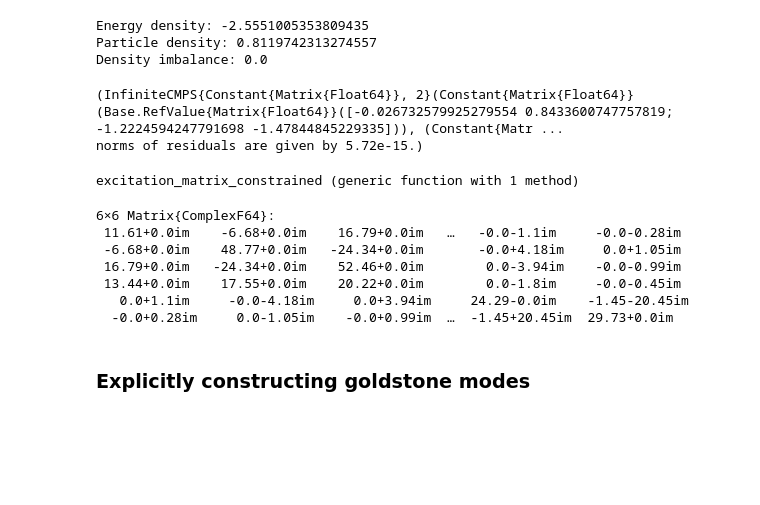
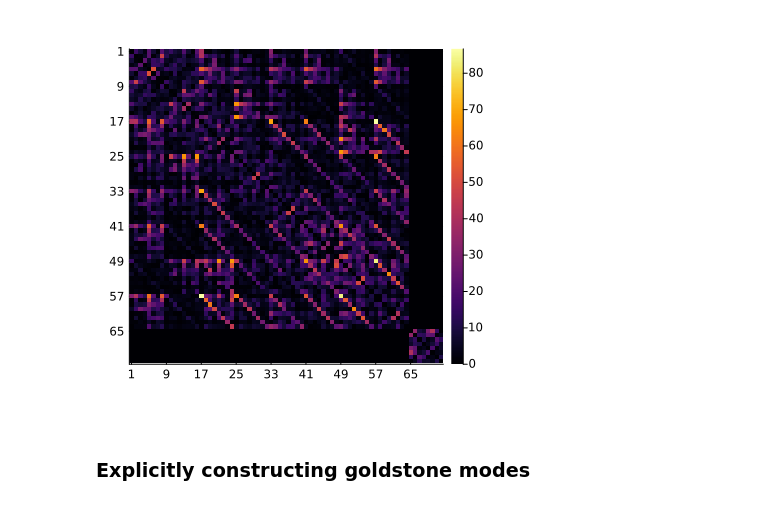
Before and after one commit to 20akshay00/CMPSExcitations, a Jupyter notebook: notebooks/yang-gaudin/excitation_consistency.ipynb, the cells around one changed output. Cells and saved outputs as stored; diff of their text form; code cells hidden in the pictures; blank space fills up the shorter version.

```diff
--- a/notebooks/yang-gaudin/excitation_consistency.ipynb
+++ b/notebooks/yang-gaudin/excitation_consistency.ipynb
@@ -31,71 +110,19 @@ Energy density: -2.555100535380943
 └ @ CMPSKit /home/ashankar/Documents/PhDstuff/code/TensorNetworks/CMPSKit.jl/src/yanggaudin/groundstate.jl:118
-# %%
-stateCLL = InfiniteCMPS(stateLL.Q, (stateLL.Rs[1], stateLL.Rs[1]));
-HCLL = Hcoupled(c, μ)
-println("Energy density: ", expval(HCLL.h, stateCLL)[], "\nParticle density: ", expval(ψ̂₁' * ψ̂₁ + ψ̂₂' * ψ̂₂, stateCLL)[], "\nDensity imbalance: ", expval(ψ̂₁' * ψ̂₁ - ψ̂₂' * ψ̂₂, stateCLL)[])
-leftgauge!(stateCLL)
-# %% [output]
-Energy density: -2.5551005353809435
-Particle density: 0.8119742313274557
-Density imbalance: 0.0
-(InfiniteCMPS{Constant{Matrix{Float64}}, 2}(Constant{Matrix{Float64}}(Base.RefValue{Matrix{Float64}}([-0.026732579925279554 0.8433600747757819; -1.2224594247791698 -1.47844845229335])), (Constant{Matr ...
-norms of residuals are given by 5.72e-15.)
-# %%
-# canonical basis
-function projection_matrix(D, M)
-    dim_in = D^2 + D      # input: E (DxD) + F (D)
-    dim_out = 2 * D^2     # output: W1, W2 (both DxD)
-    P = zeros(ComplexF64, dim_out, dim_in)
-
-    for j in 1:dim_in
-        e = zeros(Float64, dim_in)
-        e[j] = 1.0
-
-        E = reshape(view(e, 1:D^2), D, D)
-        F = view(e, D^2+1:dim_in)
-
-        W1 = E / sqrt(2) - M * Diagonal(F) / M
-        W2 = E / sqrt(2) + M * Diagonal(F) / M
-
-        P[:, j] = vcat(vec(W1), vec(W2))
-    end
-
-    return P
-end
-
-# canonical basis
-function excitation_matrix(Heff, D)
-    dim = 2 * D^2
-    M = zeros(ComplexF64, dim, dim)
-
-    for j in 1:dim
-        e = zeros(ComplexF64, dim)
-        e[j] = 1.0
-        W1 = reshape(view(e, 1:D^2), D, D)
-        W2 = reshape(view(e, D^2+1:dim), D, D)
-        W1p, W2p = Heff((Constant(W1), Constant(W2)))
-        M[:, j] = vcat(vec(W1p[]), vec(W2p[]))
-    end
-
-    return M
-end
-
-function excitation_matrix_constrained(Heff, M)
-    D = size(M, 1) # R = MDᵣ/M
-    H = excitation_matrix(Heff, D)
-    P = projection_matrix(D, M)
-
-    P' * H * P, P
-end
-# %% [output]
-excitation_matrix_constrained (generic function with 1 method)
 # %%
+# stateCLL = leftcanonical(stateCLL, true)
 _, M = eigen(stateLL.Rs[1][]);
 P = projection_matrix(D, M)
 
 Q = P[1:D^2, D^2+1:end]
 Qn = Matrix(qr(Q).Q)
 Pn = copy(P)
 Pn[1:D^2, D^2+1:end] .= Qn / sqrt(2)
-Pn[D^2+1:end, D^2+1:end] .= -Qn / sqrt(2);
+Pn[D^2+1:end, D^2+1:end] .= -Qn / sqrt(2)
 Pn = Matrix(qr(P).Q);
+
+space = InfiniteCMPSExcitationSpace(0, stateCLL, stateCLL)
+Heff = excitation_matrix(excitation_operator(HCLL, space), D);
+res = round.(Pn' * Heff * Pn, digits=1)
+heatmap(abs.(res .- Diagonal(res)), yflip=true, aspect_ratio=1, size=(400, 400), xticks=1:D:D^2+D, yticks=1:D:D^2+D)
+# %% [output]
+[figure, added]
@@ -105,13 +129,3 @@ Heff = excitation_matrix(excitation_operator(HCLL, space), D);
-# %%
-round.(Pn' * Heff * Pn, digits=2) |> display
-# %% [output]
-6×6 Matrix{ComplexF64}:
- 11.61+0.0im    -6.68+0.0im    16.79+0.0im   …   -0.0-1.1im     -0.0-0.28im
- -6.68+0.0im    48.77+0.0im   -24.34+0.0im       -0.0+4.18im     0.0+1.05im
- 16.79+0.0im   -24.34+0.0im    52.46+0.0im        0.0-3.94im    -0.0-0.99im
- 13.44+0.0im    17.55+0.0im    20.22+0.0im        0.0-1.8im     -0.0-0.45im
-   0.0+1.1im     -0.0-4.18im     0.0+3.94im     24.29-0.0im    -1.45-20.45im
-  -0.0+0.28im     0.0-1.05im    -0.0+0.99im  …  -1.45+20.45im  29.73+0.0im
 # %% [markdown]
 ### Explicitly constructing goldstone modes
 # %%
```
Also changed, not shown: parts of 7 cells of this notebook, 6 other files.
